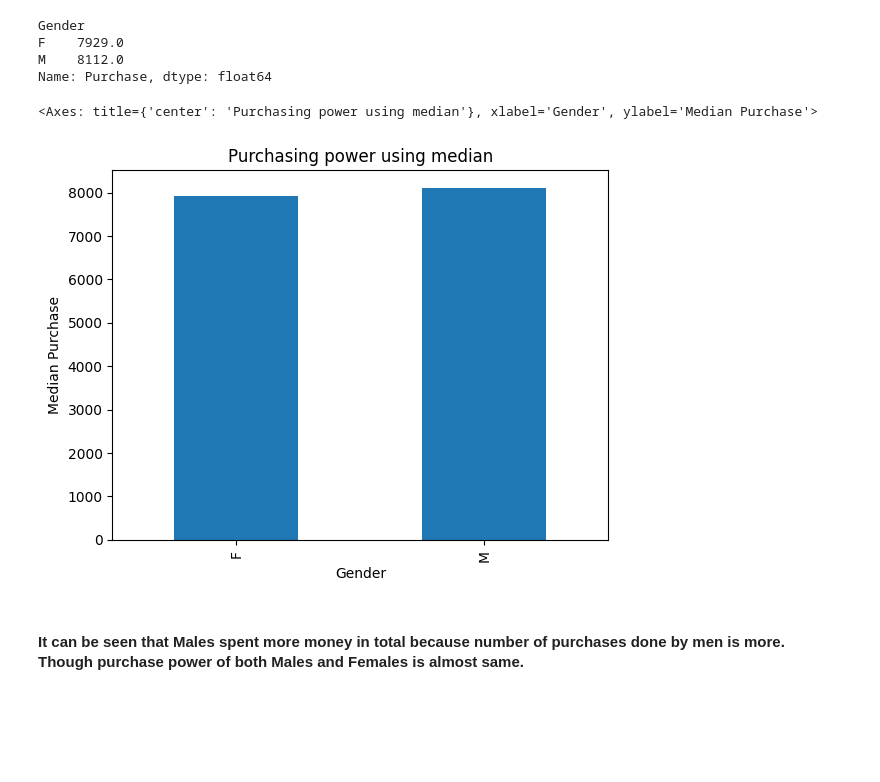
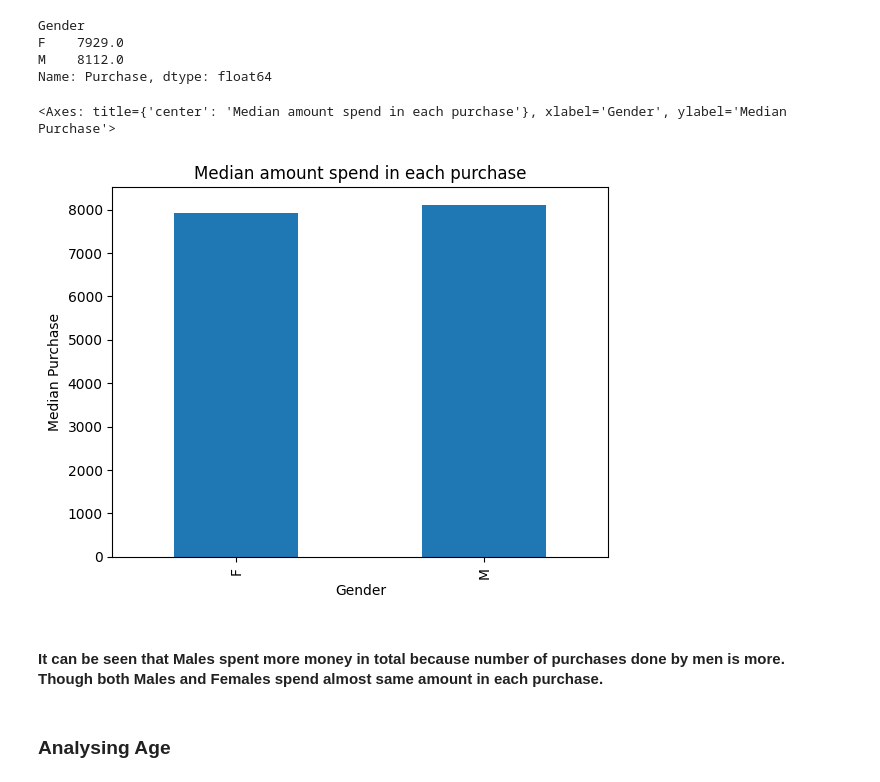
Before and after one commit to rishikeshpaulcode/Black-Friday-Sales-Analysis, a Jupyter notebook: black-friday-sales-analysis.ipynb, the cells around one changed output. Drawn from its saved outputs; the diff is of its cells as text; code cells hidden in the pictures; blank space fills up the shorter version.

```diff
--- a/black-friday-sales-analysis.ipynb
+++ b/black-friday-sales-analysis.ipynb
@@ -248,10 +248,12 @@ Name: Purchase, dtype: float64
 # %%
 df_gender['Purchase'].median().plot(kind='bar',
                                     xlabel='Gender',
                                     ylabel='Median Purchase',
-                                    title='Purchasing power using median')
+                                    title='Median amount spend in each purchase')
 # %% [output]
-<Axes: title={'center': 'Purchasing power using median'}, xlabel='Gender', ylabel='Median Purchase'>
+<Axes: title={'center': 'Median amount spend in each purchase'}, xlabel='Gender', ylabel='Median Purchase'>
-[figure, old version]
+[figure, new version]
 # %% [markdown]
-#### It can be seen that Males spent more money in total because number of purchases done by men is more. <br> Though purchase power of both Males and Females is almost same.
+#### It can be seen that Males spent more money in total because number of purchases done by men is more. <br> Though both Males and Females spend almost same amount in each purchase.
+# %% [markdown]
+### **Analysing Age**
```
Also changed, not shown: parts of 7 cells of this notebook.
